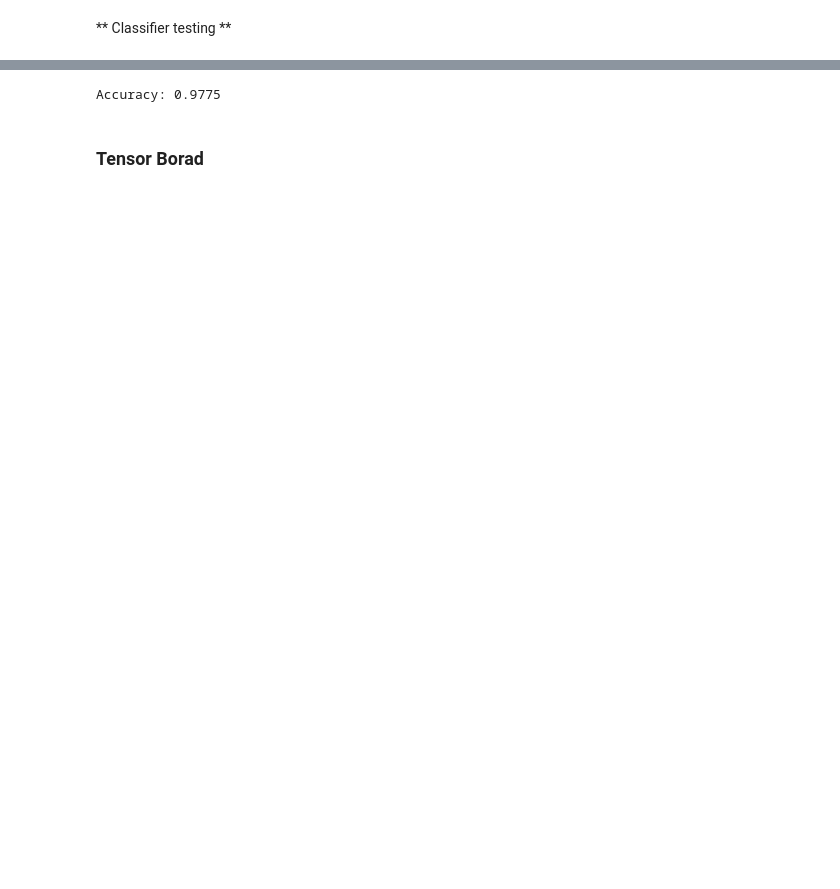
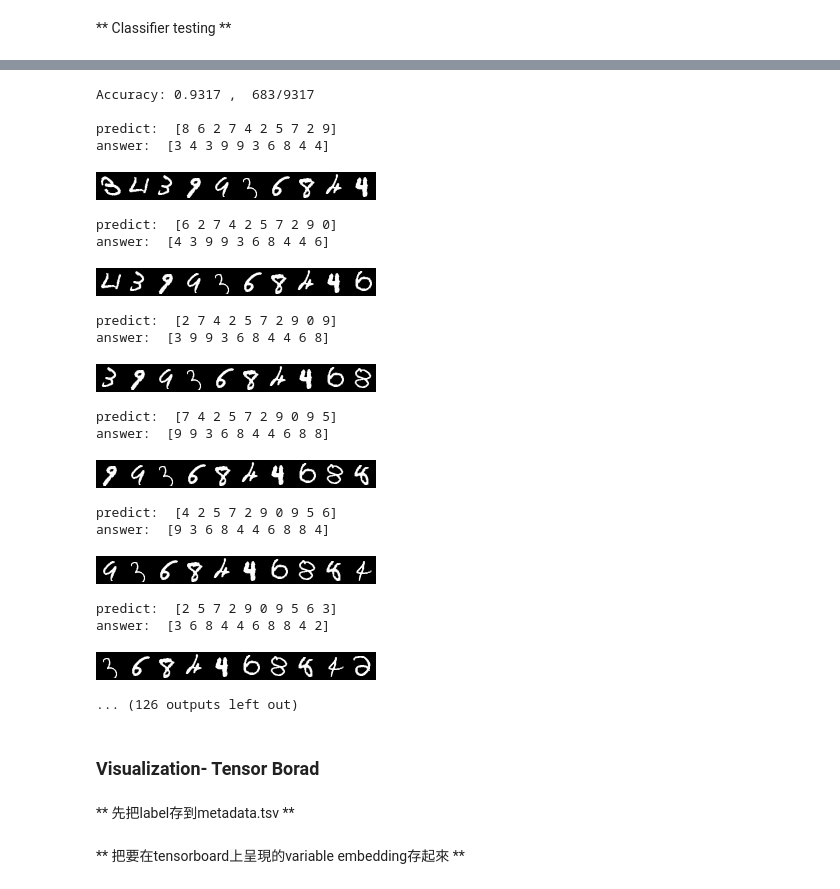
Before and after one commit to mangoicestar/tf-keras-tutorial, a Jupyter notebook: basic/20170708_大數據上課用的檔案5 (MNIST_DNNAutoencoder_TF).ipynb, the cells around one changed output, grey strips where cells are left out. Saved outputs shown, nothing was run; the diff lists cells and outputs as text; code cells hidden in the pictures; blank space fills up the shorter version.

```diff
--- a/basic/20170708_大數據上課用的檔案5 (MNIST_DNNAutoencoder_TF).ipynb
+++ b/basic/20170708_大數據上課用的檔案5 (MNIST_DNNAutoencoder_TF).ipynb
@@ -396,15 +408,0 @@ Training 第21~30筆資料的比對結果:       0
-# %%
-# 抓出前五筆訓練資料的預測結果 Y_softmax (注意：這個是one-hot的格式)
-pred_tmp = Y_softmax.eval(feed_dict={X: test_X[:100]})
-pred_tmp_df = pd.DataFrame(pred_tmp)
-_ = pred_tmp_df.apply(np.argmax,axis=1)
-print('predict: ',_.values)
-showX(test_X[:100])
-batch_tx = test_X[:100]
-decoded_imgs = sess.run([x_reconstruct], feed_dict={X: batch_tx})
-decoded_imgs_1 = np.array(decoded_imgs)
-decoded_imgs_1 = decoded_imgs_1.reshape(-1,784)
-showX(decoded_imgs_1)
-print('answer: ',train_y[:100])
-_ = correct_pred.eval({X: test_X[:100] , Y_: test_Y[:100]})
-print('Testing 第21~30筆資料的比對結果:',pd.DataFrame(_))
@@ -434,10 +409,52 @@ Testing 第21~30筆資料的比對結果:        0
-# %%
-acc = sess.run(accuracy, feed_dict={X: test_X , Y_: test_Y})
-print('Accuracy:',acc)
-# %% [output]
-Accuracy: 0.9775
+# %%
+# 抓出所有預測錯誤的
+pred_v = Y_softmax.eval(feed_dict={X: test_X})
+pred_v = pd.DataFrame(pred_v).apply(np.argmax,axis=1)
+pred_r = correct_pred.eval({X: test_X , Y_: test_Y})
+acc = sess.run(accuracy, feed_dict={X: test_X , Y_: test_Y})
+
+pred_v_fail = pred_v[pred_r==False]
+test_y_fail = test_y[pred_r==False]
+test_X_fail = test_X[pred_r==False]
+
+errorqty = len(pred_v_fail)
+correctqty = len(pred_v) - errorqty
+print('Accuracy:',acc, ', ','{f}/{t}'.format(t=correctqty,f=errorqty))
+
+show_rownum = int(pred_v_fail.shape[0]/10)
+for i in range(show_rownum+1):
+    start=i
+    end = i+10
+    print('\npredict: ',pred_v_fail.values[start:end])
+    print('answer: ',test_y_fail[start:end])
+    showX(test_X_fail[start:end])
+# %% [output]
+Accuracy: 0.9317 ,  683/9317
+
+predict:  [8 6 2 7 4 2 5 7 2 9]
+answer:  [3 4 3 9 9 3 6 8 4 4]
+[figure, added]
+predict:  [6 2 7 4 2 5 7 2 9 0]
+answer:  [4 3 9 9 3 6 8 4 4 6]
+[figure, added]
+predict:  [2 7 4 2 5 7 2 9 0 9]
+answer:  [3 9 9 3 6 8 4 4 6 8]
+[figure, added]
+predict:  [7 4 2 5 7 2 9 0 9 5]
+answer:  [9 9 3 6 8 4 4 6 8 8]
+[figure, added]
+predict:  [4 2 5 7 2 9 0 9 5 6]
+answer:  [9 3 6 8 4 4 6 8 8 4]
+[figure, added]
+predict:  [2 5 7 2 9 0 9 5 6 3]
+answer:  [3 6 8 4 4 6 8 8 4 2]
+[figure, added]
+... (126 outputs left out)
 # %% [markdown]
-### Tensor Borad
+<a id='visualization'></a>
+### Visualization- Tensor Borad
+# %% [markdown]
+** 先把label存到metadata.tsv **
 # %%
 LOG_DIR = 'tb-log0'
 input_data = train_X[:5000]
@@ -450,6 +468,8 @@ with open(metadata_file_path, 'w') as metadata_file:
     for row in range(len(input_y)):
         c=input_y[row]
         metadata_file.write('{}\n'.format(c))
+# %% [markdown]
+** 把要在tensorboard上呈現的variable embedding存起來 **
 # %%
 #Save variable
 Input_Var = tf.Variable(input_data, name='Input_var')
```
Also changed, not shown: parts of 20 cells of this notebook, 5 other files.
